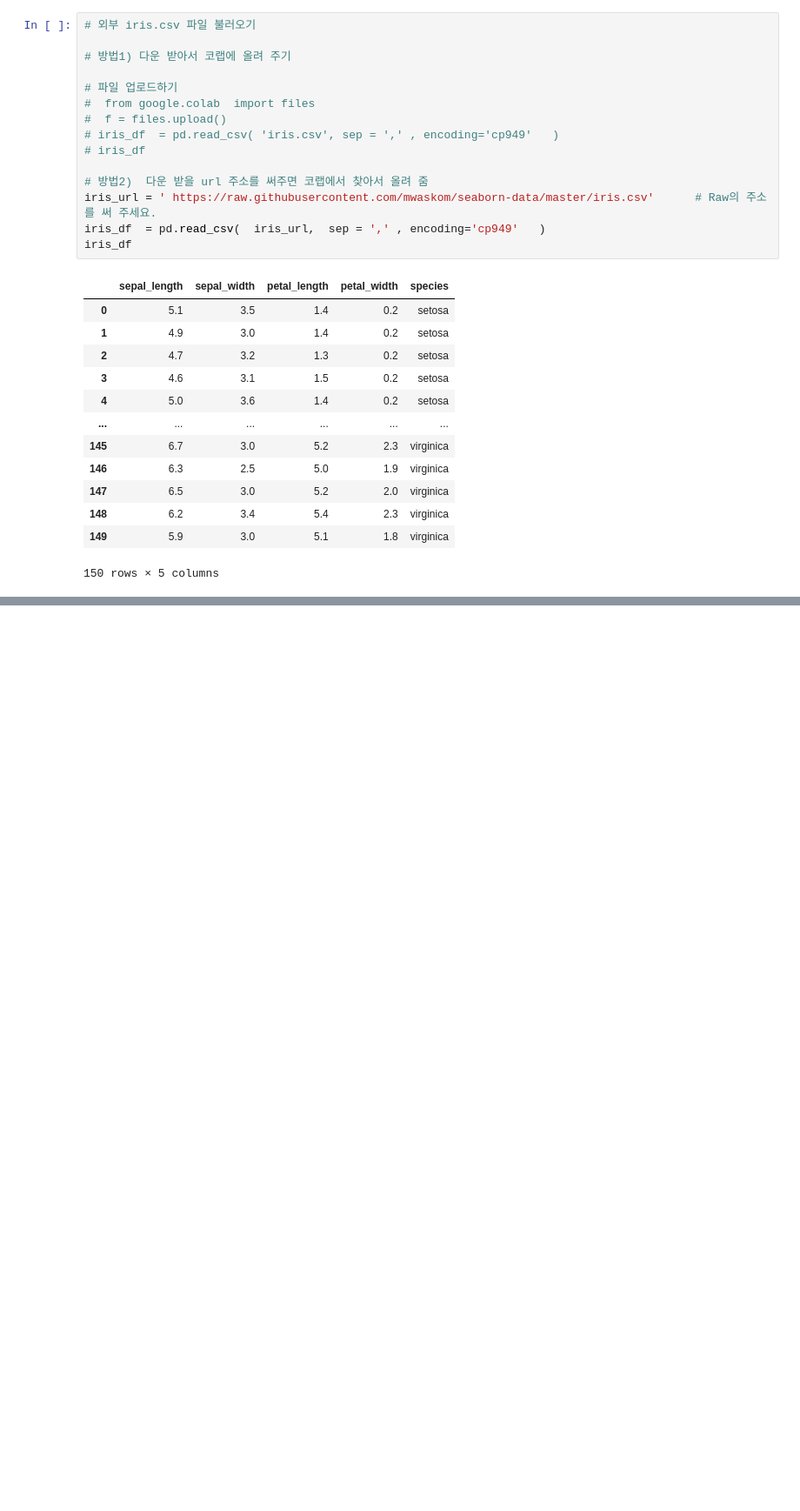
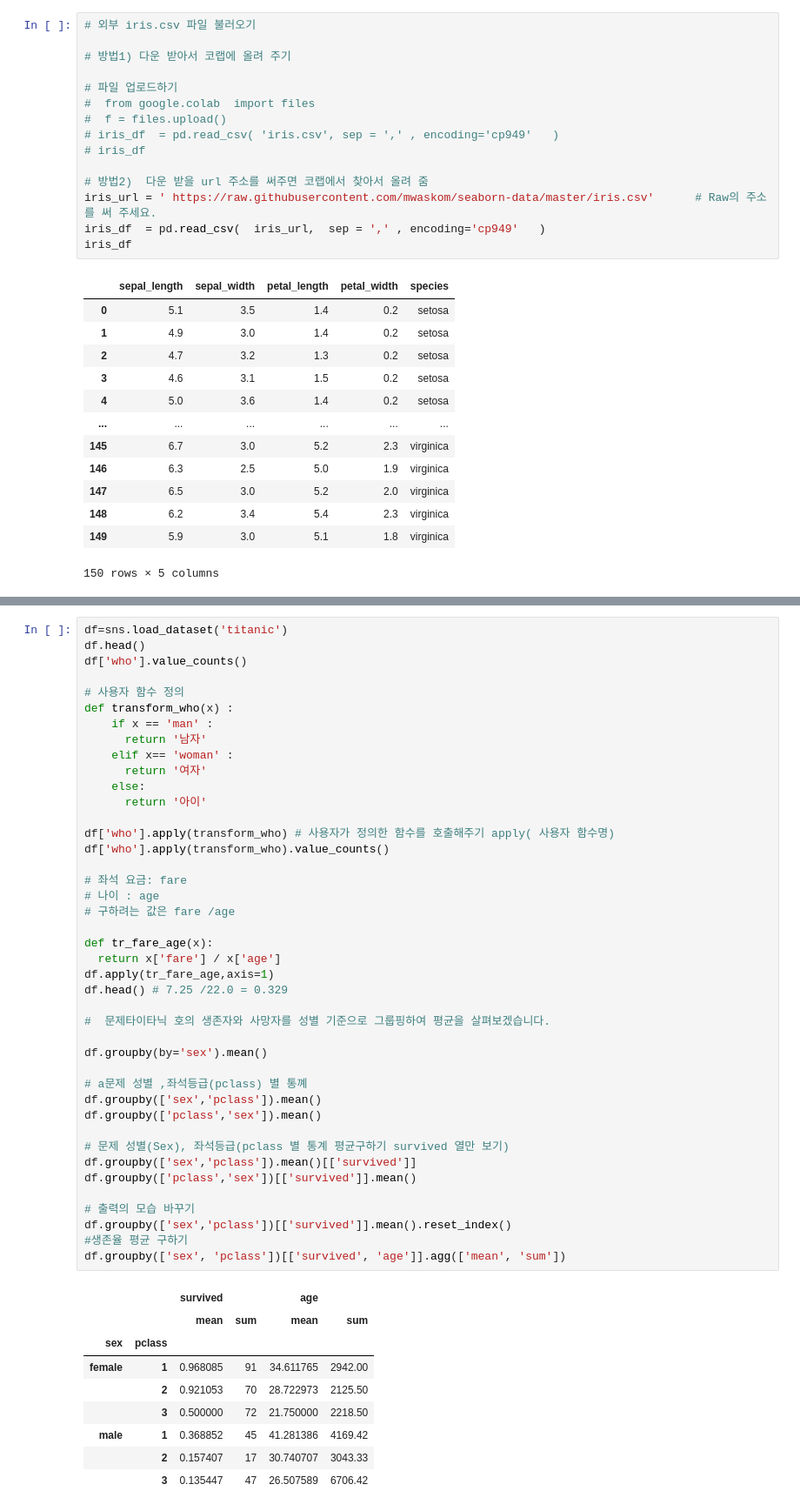
Before and after one commit to taechang1/ai, a Jupyter notebook: 7판다스_예제_데이터_프레임2.ipynb, the cells around one changed output, grey strips where cells are left out. Shown: that part at 87% size. Drawn from its saved outputs; the diff is of its cells as text; blank space fills up the shorter version.

```diff
--- a/7판다스_예제_데이터_프레임2.ipynb
+++ b/7판다스_예제_데이터_프레임2.ipynb
@@ -73,0 +372,52 @@ iris_df
+# %%
+df=sns.load_dataset('titanic')
+df.head()
+df['who'].value_counts()
+
+# 사용자 함수 정의
+def transform_who(x) :
+    if x == 'man' :
+      return '남자'
+    elif x== 'woman' :
+      return '여자'
+    else:
+      return '아이'
+
+df['who'].apply(transform_who) # 사용자가 정의한 함수를 호출해주기 apply( 사용자 함수명)
+df['who'].apply(transform_who).value_counts()
+
+# 좌석 요금: fare
+# 나이 : age
+# 구하려는 값은 fare /age
+
+def tr_fare_age(x):
+  return x['fare'] / x['age']
+df.apply(tr_fare_age,axis=1)
+df.head() # 7.25 /22.0 = 0.329
+
+#  문제타이타닉 호의 생존자와 사망자를 성별 기준으로 그룹핑하여 평균을 살펴보겠습니다.
+
+df.groupby(by='sex').mean()
+
+# a문제 성별 ,좌석등급(pclass) 별 통꼐
+df.groupby(['sex','pclass']).mean()
+df.groupby(['pclass','sex']).mean()
+
+# 문제 성별(Sex), 좌석등급(pclass 별 통계 평균구하기 survived 열만 보기)
+df.groupby(['sex','pclass']).mean()[['survived']]
+df.groupby(['pclass','sex'])[['survived']].mean()
+
+# 출력의 모습 바꾸기
+df.groupby(['sex','pclass'])[['survived']].mean().reset_index()
+#생존율 평균 구하기
+df.groupby(['sex', 'pclass'])[['survived', 'age']].agg(['mean', 'sum'])
+# %% [output]
+|  |  | survived |  | age |  |
+|  |  | mean | sum | mean | sum |
+| sex | pclass |  |  |  |  |
+| female | 1 | 0.968085 | 91 | 34.611765 | 2942.00 |
+|  | 2 | 0.921053 | 70 | 28.722973 | 2125.50 |
+|  | 3 | 0.500000 | 72 | 21.750000 | 2218.50 |
+| male | 1 | 0.368852 | 45 | 41.281386 | 4169.42 |
+|  | 2 | 0.157407 | 17 | 30.740707 | 3043.33 |
+|  | 3 | 0.135447 | 47 | 26.507589 | 6706.42 |
```
Also changed, not shown: parts of 16 cells of this notebook.
